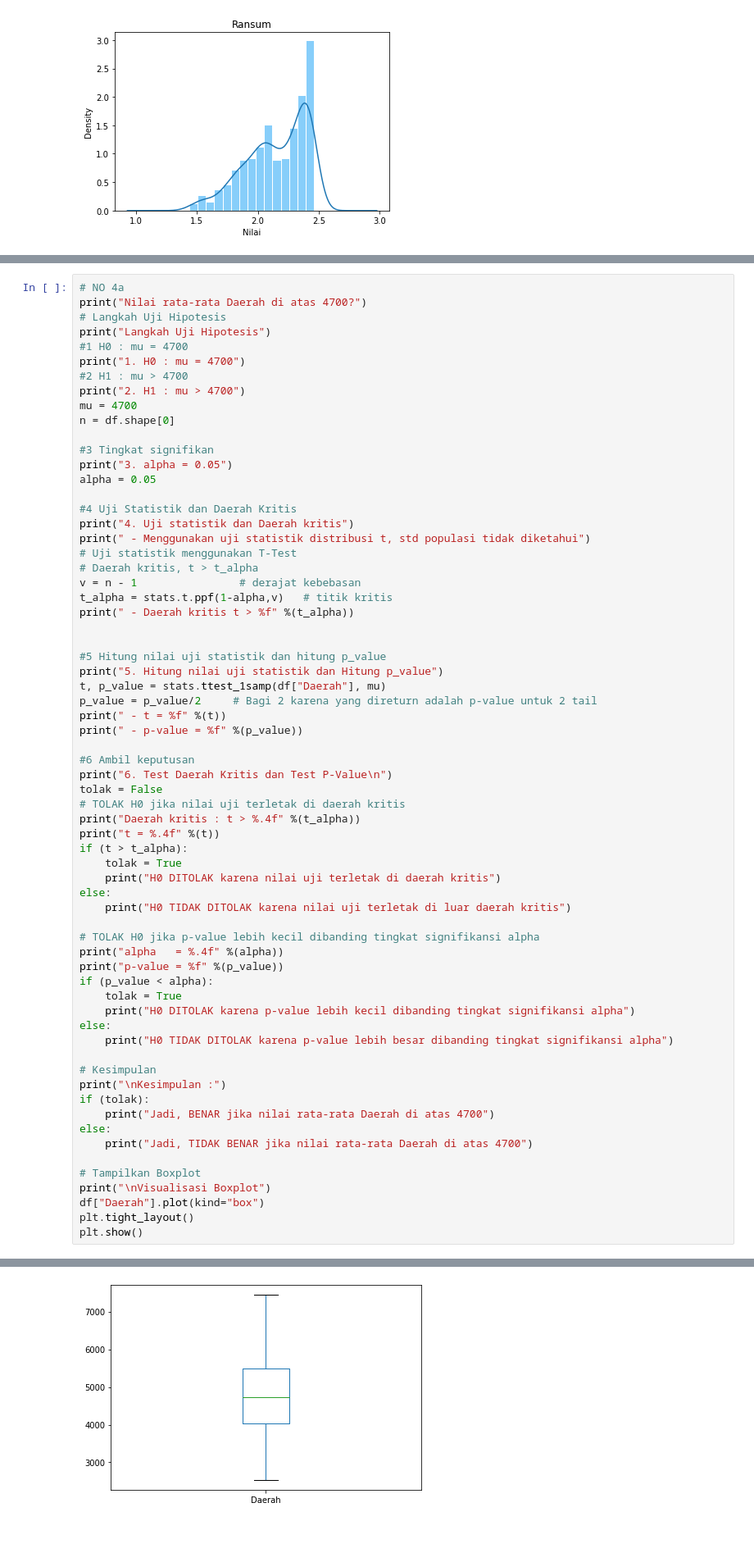
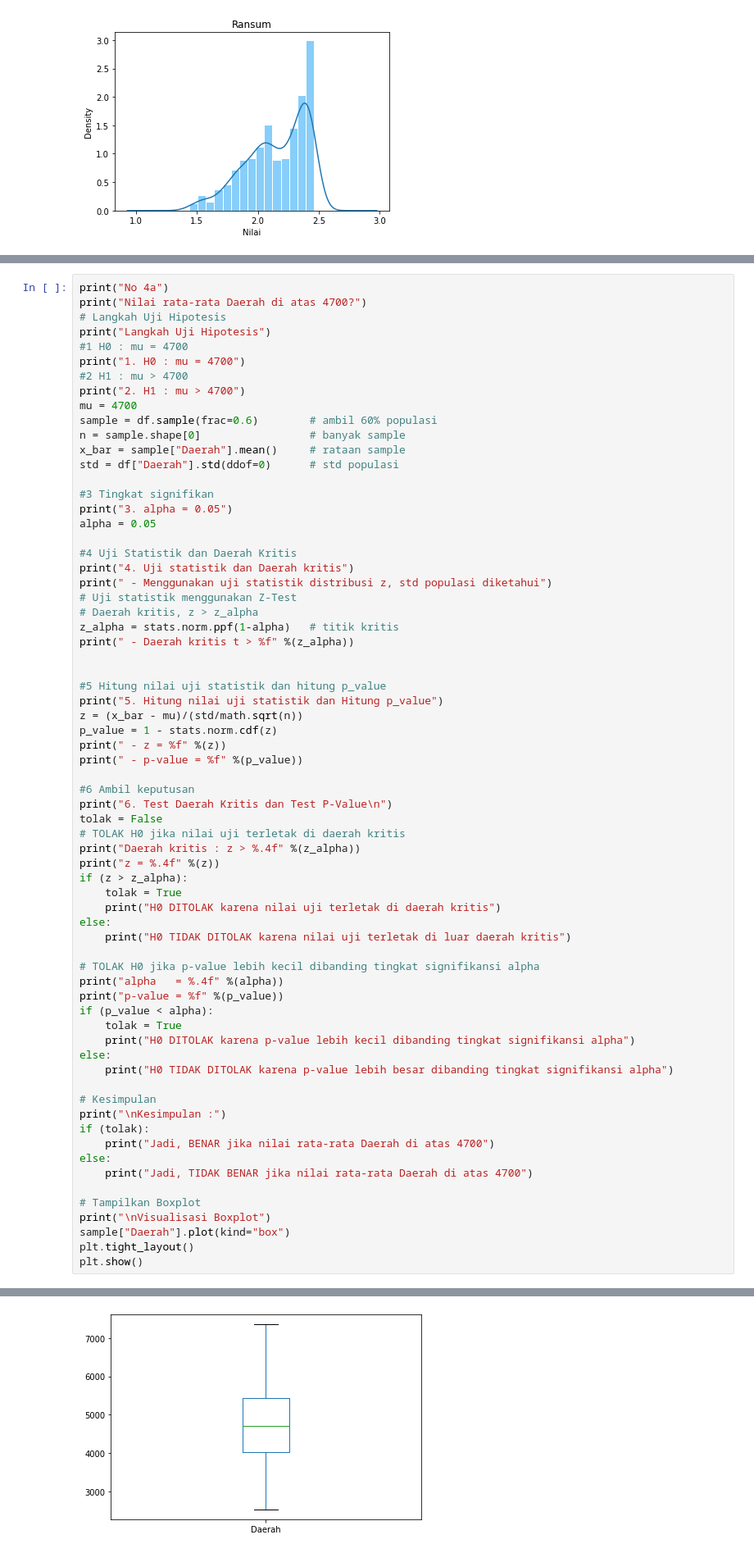
Before and after one commit to ronggurmahendra/TugasBesar_IF2220_Probstat, a Jupyter notebook: Tubes1.ipynb, the cells around one changed output, grey strips where cells are left out. Shown at 82% size. Cells and saved outputs as stored; diff of their text form.

```diff
--- a/Tubes1.ipynb
+++ b/Tubes1.ipynb
@@ -309,5 +285,5 @@ df.plot.scatter(x = "Daerah", y = "Kelas")
 # %%
-# NO 4a
+print("No 4a")
 print("Nilai rata-rata Daerah di atas 4700?")
 # Langkah Uji Hipotesis
 print("Langkah Uji Hipotesis")
@@ -316,7 +292,10 @@ print("1. H0 : mu = 4700")
 #2 H1 : mu > 4700
 print("2. H1 : mu > 4700")
 mu = 4700
-n = df.shape[0]
+sample = df.sample(frac=0.6)        # ambil 60% populasi
+n = sample.shape[0]                 # banyak sample
+x_bar = sample["Daerah"].mean()     # rataan sample
+std = df["Daerah"].std(ddof=0)      # std populasi
 
 #3 Tingkat signifikan
 print("3. alpha = 0.05")
@@ -324,28 +303,27 @@ alpha = 0.05
 
 #4 Uji Statistik dan Daerah Kritis
 print("4. Uji statistik dan Daerah kritis")
-print(" - Menggunakan uji statistik distribusi t, std populasi tidak diketahui")
-# Uji statistik menggunakan T-Test
-# Daerah kritis, t > t_alpha
-v = n - 1                # derajat kebebasan
-t_alpha = stats.t.ppf(1-alpha,v)   # titik kritis
-print(" - Daerah kritis t > %f" %(t_alpha))
+print(" - Menggunakan uji statistik distribusi z, std populasi diketahui")
+# Uji statistik menggunakan Z-Test
+# Daerah kritis, z > z_alpha
+z_alpha = stats.norm.ppf(1-alpha)   # titik kritis
+print(" - Daerah kritis t > %f" %(z_alpha))
 
 
 #5 Hitung nilai uji statistik dan hitung p_value
 print("5. Hitung nilai uji statistik dan Hitung p_value")
-t, p_value = stats.ttest_1samp(df["Daerah"], mu)
-p_value = p_value/2     # Bagi 2 karena yang direturn adalah p-value untuk 2 tail
-print(" - t = %f" %(t))
+z = (x_bar - mu)/(std/math.sqrt(n))
+p_value = 1 - stats.norm.cdf(z)
+print(" - z = %f" %(z))
 print(" - p-value = %f" %(p_value))
 
 #6 Ambil keputusan
 print("6. Test Daerah Kritis dan Test P-Value\n")
 tolak = False
 # TOLAK H0 jika nilai uji terletak di daerah kritis
-print("Daerah kritis : t > %.4f" %(t_alpha))
-print("t = %.4f" %(t))
-if (t > t_alpha):
+print("Daerah kritis : z > %.4f" %(z_alpha))
+print("z = %.4f" %(z))
+if (z > z_alpha):
     tolak = True
     print("H0 DITOLAK karena nilai uji terletak di daerah kritis")
 else:
@@ -369,7 +347,7 @@ else:
 
 # Tampilkan Boxplot
 print("\nVisualisasi Boxplot")
-df["Daerah"].plot(kind="box")
+sample["Daerah"].plot(kind="box")
 plt.tight_layout()
 plt.show()
 # %% [output]
@@ -391,6 +369,6 @@ Jadi, BENAR jika nilai rata-rata Daerah di atas 4700
 
 Visualisasi Boxplot
-[figure, old version]
+[figure, new version]
 # %%
 # NO 4b
 print("Nilai Rata-rata Sumbu Utama tidak sama dengan 116?")
```
Also changed, not shown: parts of 18 cells of this notebook.
